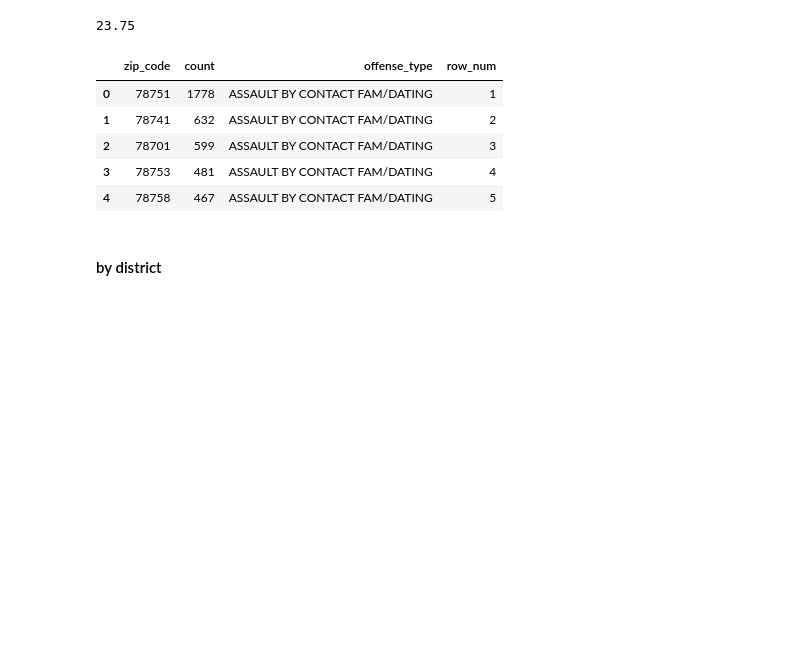
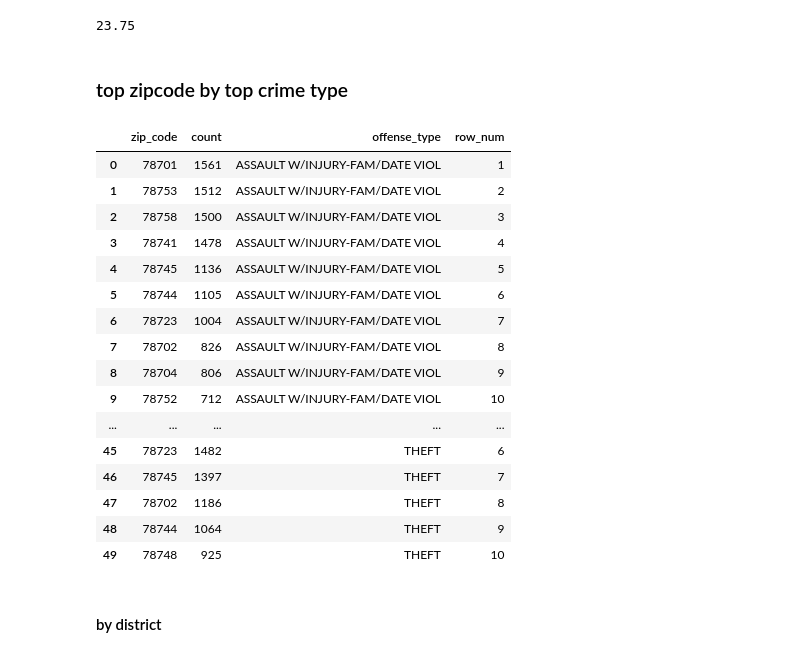
Before and after one commit to DonnieData/austin_crime_EDA, a Jupyter notebook: crime_data_EDA.ipynb, the cells around one changed output. Drawn from its saved outputs; the diff is of its cells as text; code cells hidden in the pictures; blank space fills up the shorter version.

Commit message:
updating query, to create zipcode data subset

```diff
--- a/crime_data_EDA.ipynb
+++ b/crime_data_EDA.ipynb
@@ -610,4 +612,6 @@ round((reports_by_zip.head(3).incident_count.sum()/303939) * 100,2)
 61.77
 36.66
 23.75
+# %% [markdown]
+### top zipcode by top crime type
 # %%
@@ -644,12 +655,23 @@ top_type_by_zip =  db_frame('''
-# %%
-top_type_by_zip.head()
-# %% [output]
-|  | zip_code | count | offense_type | row_num |
-| 0 | 78751 | 1778 | ASSAULT BY CONTACT FAM/DATING | 1 |
-| 1 | 78741 | 632 | ASSAULT BY CONTACT FAM/DATING | 2 |
-| 2 | 78701 | 599 | ASSAULT BY CONTACT FAM/DATING | 3 |
-| 3 | 78753 | 481 | ASSAULT BY CONTACT FAM/DATING | 4 |
-| 4 | 78758 | 467 | ASSAULT BY CONTACT FAM/DATING | 5 |
+# %%
+db_frame('SELECT * FROM top10zip_by_top5offense')
+# %% [output]
+|  | zip_code | count | offense_type | row_num |
+| 0 | 78701 | 1561 | ASSAULT W/INJURY-FAM/DATE VIOL | 1 |
+| 1 | 78753 | 1512 | ASSAULT W/INJURY-FAM/DATE VIOL | 2 |
+| 2 | 78758 | 1500 | ASSAULT W/INJURY-FAM/DATE VIOL | 3 |
+| 3 | 78741 | 1478 | ASSAULT W/INJURY-FAM/DATE VIOL | 4 |
+| 4 | 78745 | 1136 | ASSAULT W/INJURY-FAM/DATE VIOL | 5 |
+| 5 | 78744 | 1105 | ASSAULT W/INJURY-FAM/DATE VIOL | 6 |
+| 6 | 78723 | 1004 | ASSAULT W/INJURY-FAM/DATE VIOL | 7 |
+| 7 | 78702 | 826 | ASSAULT W/INJURY-FAM/DATE VIOL | 8 |
+| 8 | 78704 | 806 | ASSAULT W/INJURY-FAM/DATE VIOL | 9 |
+| 9 | 78752 | 712 | ASSAULT W/INJURY-FAM/DATE VIOL | 10 |
+| ... | ... | ... | ... | ... |
+| 45 | 78723 | 1482 | THEFT | 6 |
+| 46 | 78745 | 1397 | THEFT | 7 |
+| 47 | 78702 | 1186 | THEFT | 8 |
+| 48 | 78744 | 1064 | THEFT | 9 |
+| 49 | 78748 | 925 | THEFT | 10 |
 # %% [markdown]
 #### by district
 # %%
```
Also changed, not shown: parts of 3 cells of this notebook, 1 other file.
